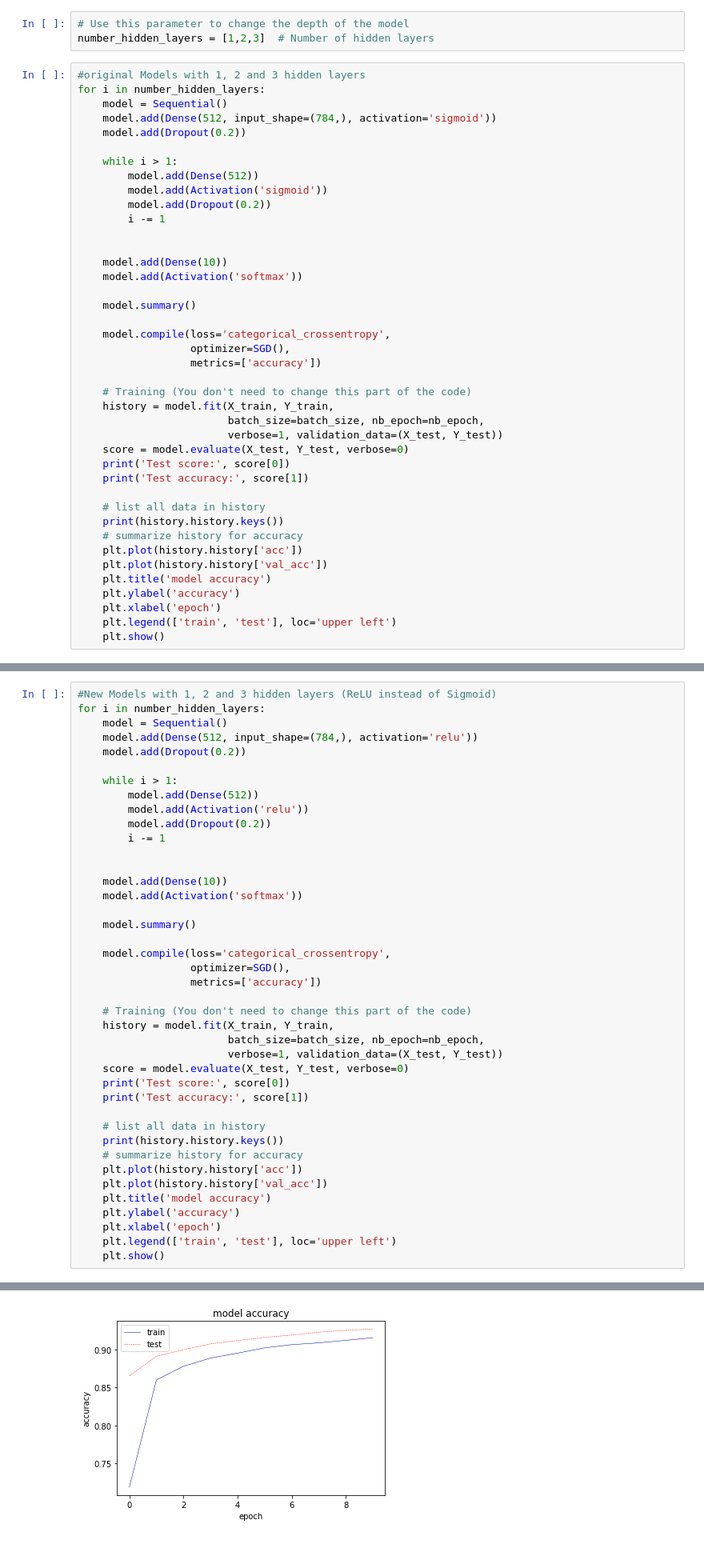
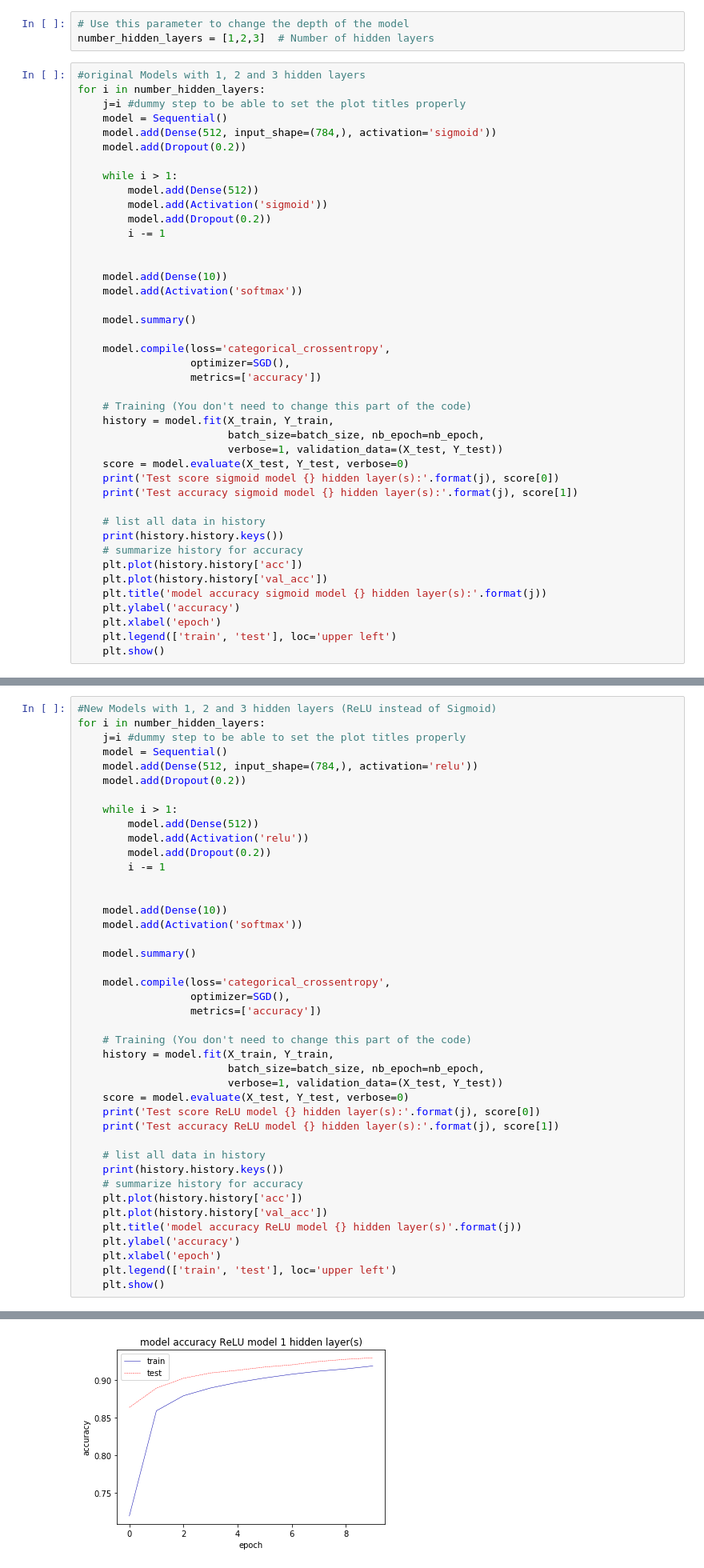
Before and after one commit to CelineSenden/ML-course, a Jupyter notebook: Assignment 4.ipynb, the cells around one changed output, grey strips where cells are left out. Shown: that part at 80% size. Drawn from its saved outputs; the diff is of its cells as text.

```diff
--- a/Assignment 4.ipynb
+++ b/Assignment 4.ipynb
@@ -297,6 +299,7 @@ number_hidden_layers = [1,2,3]  # Number of hidden layers
 # %%
 #original Models with 1, 2 and 3 hidden layers
 for i in number_hidden_layers:
+    j=i #dummy step to be able to set the plot titles properly
     model = Sequential()
     model.add(Dense(512, input_shape=(784,), activation='sigmoid'))
     model.add(Dropout(0.2))
@@ -322,15 +325,15 @@ for i in number_hidden_layers:
                         batch_size=batch_size, nb_epoch=nb_epoch,
                         verbose=1, validation_data=(X_test, Y_test))
     score = model.evaluate(X_test, Y_test, verbose=0)
-    print('Test score:', score[0])
-    print('Test accuracy:', score[1])
+    print('Test score sigmoid model {} hidden layer(s):'.format(j), score[0])
+    print('Test accuracy sigmoid model {} hidden layer(s):'.format(j), score[1])
 
     # list all data in history
     print(history.history.keys())
     # summarize history for accuracy
     plt.plot(history.history['acc'])
     plt.plot(history.history['val_acc'])
-    plt.title('model accuracy')
+    plt.title('model accuracy sigmoid model {} hidden layer(s):'.format(j))
     plt.ylabel('accuracy')
     plt.xlabel('epoch')
     plt.legend(['train', 'test'], loc='upper left')
@@ -393,6 +396,7 @@ dict_keys(['val_loss', 'val_acc', 'loss', 'acc'])
 # %%
 #New Models with 1, 2 and 3 hidden layers (ReLU instead of Sigmoid)
 for i in number_hidden_layers:
+    j=i #dummy step to be able to set the plot titles properly
     model = Sequential()
     model.add(Dense(512, input_shape=(784,), activation='relu'))
     model.add(Dropout(0.2))
@@ -418,15 +422,15 @@ for i in number_hidden_layers:
                         batch_size=batch_size, nb_epoch=nb_epoch,
                         verbose=1, validation_data=(X_test, Y_test))
     score = model.evaluate(X_test, Y_test, verbose=0)
-    print('Test score:', score[0])
-    print('Test accuracy:', score[1])
+    print('Test score ReLU model {} hidden layer(s):'.format(j), score[0])
+    print('Test accuracy ReLU model {} hidden layer(s):'.format(j), score[1])
 
     # list all data in history
     print(history.history.keys())
     # summarize history for accuracy
     plt.plot(history.history['acc'])
     plt.plot(history.history['val_acc'])
-    plt.title('model accuracy')
+    plt.title('model accuracy ReLU model {} hidden layer(s)'.format(j))
     plt.ylabel('accuracy')
     plt.xlabel('epoch')
     plt.legend(['train', 'test'], loc='upper left')
@@ -451,5 +455,5 @@ Test accuracy: 0.9273
 dict_keys(['val_loss', 'val_acc', 'loss', 'acc'])
-[figure, old version]
+[figure, new version]
 _________________________________________________________________
 Layer (type)                 Output Shape              Param #
 =================================================================
```
Also changed, not shown: parts of 3 cells of this notebook.
